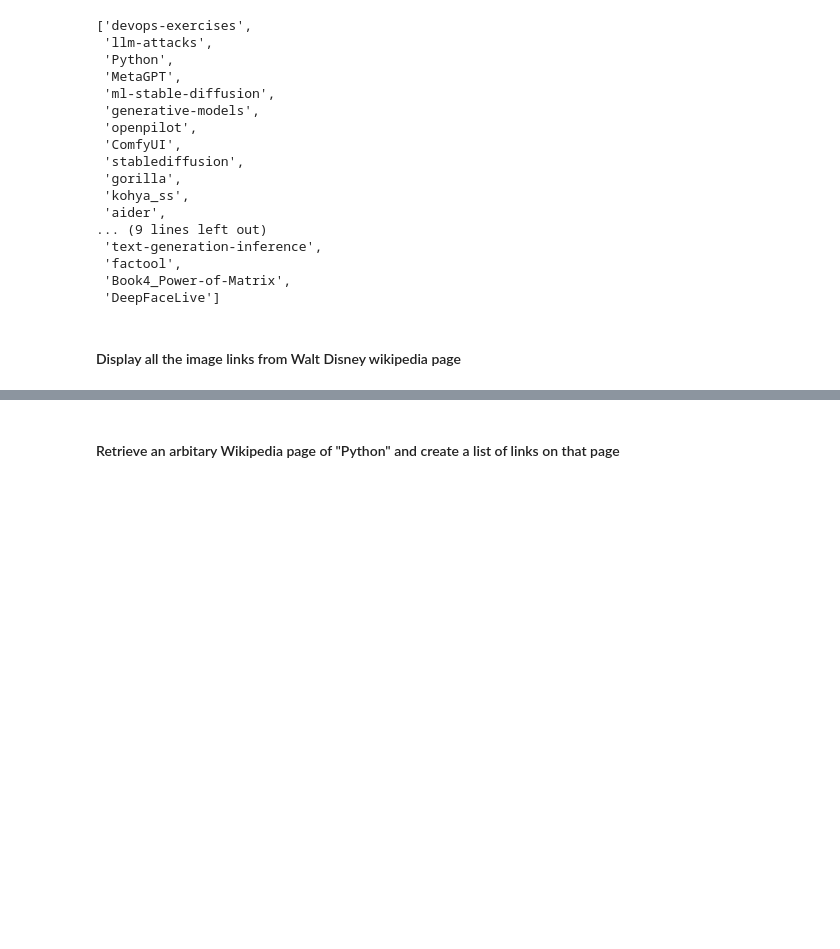
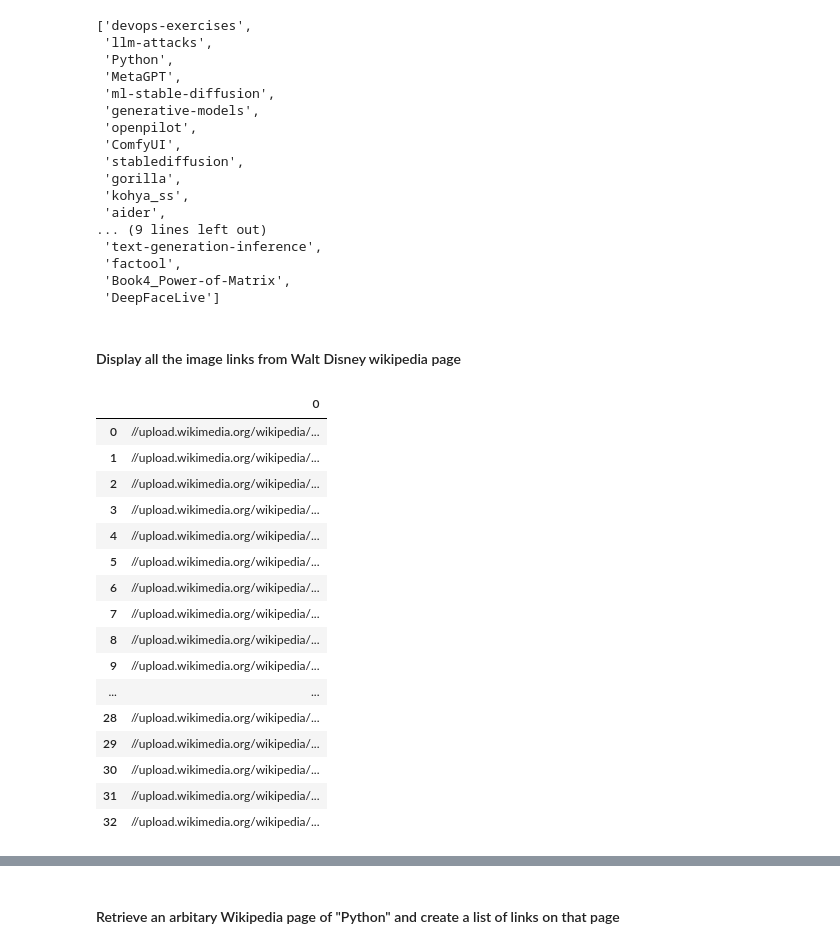
Before and after one commit to Ironhack-Data-Madrid-Julio-2023/4.2-lab_web_scraping, a Jupyter notebook: your-code/main.ipynb, the cells around one changed output, grey strips where cells are left out. Saved outputs shown, nothing was run; the diff lists cells and outputs as text; code cells hidden in the pictures; blank space fills up the shorter version.

```diff
--- a/your-code/main.ipynb
+++ b/your-code/main.ipynb
@@ -168,15 +168,38 @@ repository
 #### Display all the image links from Walt Disney wikipedia page
 # %%
 # This is the url you will scrape in this exercise
+import pandas as pd
+
 url = 'https://en.wikipedia.org/wiki/Walt_Disney'
 
 html = requests.get(url).content
 
 soup = BeautifulSoup(html, "lxml")
 
 disney = soup.find_all('img', class_ = 'mw-file-element')
+
+
 lst = []
 for i in disney:
-    lst.append(i)
+    lst.append(i.attrs['src'])
 
-lst
+df = pd.DataFrame(lst)
+df
+# %% [output]
+|  | 0 |
+| 0 | //upload.wikimedia.org/wikipedia/... |
+| 1 | //upload.wikimedia.org/wikipedia/... |
+| 2 | //upload.wikimedia.org/wikipedia/... |
+| 3 | //upload.wikimedia.org/wikipedia/... |
+| 4 | //upload.wikimedia.org/wikipedia/... |
+| 5 | //upload.wikimedia.org/wikipedia/... |
+| 6 | //upload.wikimedia.org/wikipedia/... |
+| 7 | //upload.wikimedia.org/wikipedia/... |
+| 8 | //upload.wikimedia.org/wikipedia/... |
+| 9 | //upload.wikimedia.org/wikipedia/... |
+| ... | ... |
+| 28 | //upload.wikimedia.org/wikipedia/... |
+| 29 | //upload.wikimedia.org/wikipedia/... |
+| 30 | //upload.wikimedia.org/wikipedia/... |
+| 31 | //upload.wikimedia.org/wikipedia/... |
+| 32 | //upload.wikimedia.org/wikipedia/... |
```
Also changed, not shown: parts of 3 cells of this notebook.
